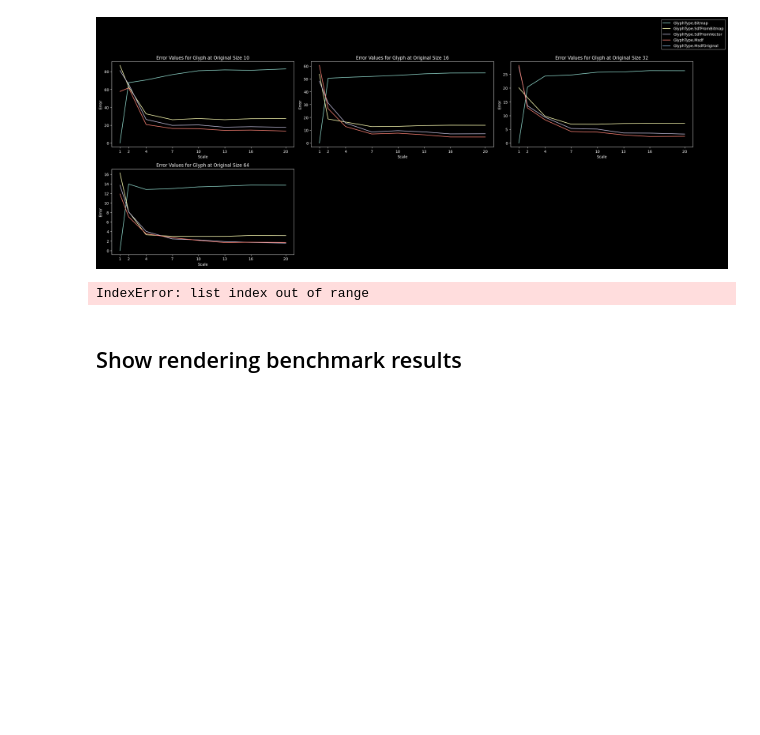
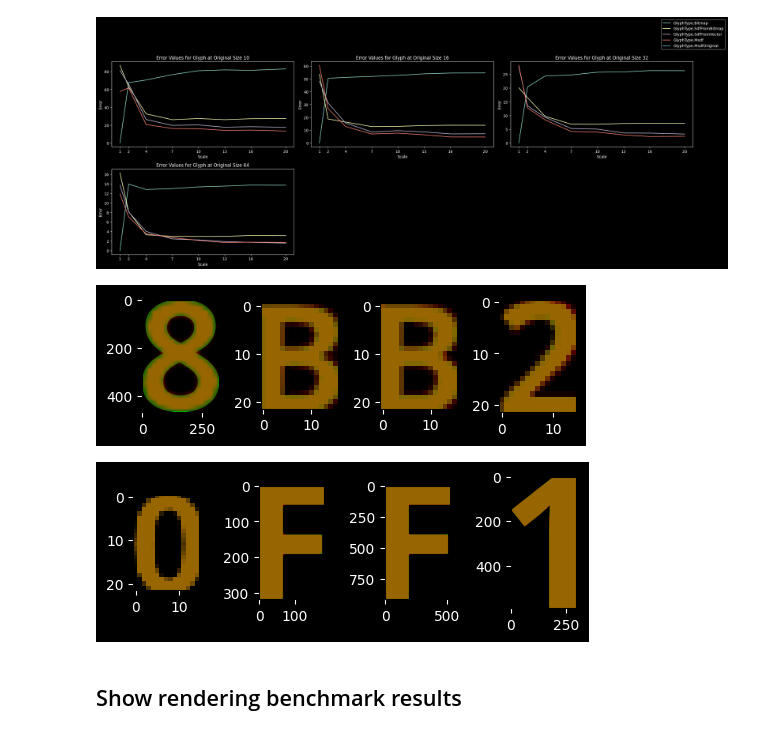
Before and after one commit to MihaelGolob/bgfx-sdf, a Jupyter notebook: benchmark/GlyphErrorAnalysis.ipynb, the cells around one changed output. Cells and saved outputs as stored; diff of their text form; code cells hidden in the pictures; blank space fills up the shorter version.

Commit message:
FIX: wors/best performing glyph error

```diff
--- a/benchmark/GlyphErrorAnalysis.ipynb
+++ b/benchmark/GlyphErrorAnalysis.ipynb
@@ -415,6 +415,8 @@ def showGlyphDiff(glyphs):
         ax.spines['top'].set_color(background_color)
         ax.spines['right'].set_color(background_color)
         ax.spines['left'].set_color(background_color)
+        ax.set_xticks([])
+        ax.set_yticks([])
 
     for i, glyph in enumerate(glyphs):
         (glyph_img, truth_img) = setupGlyphsForDiff(glyph.img.copy(), findTruthForGlyph(glyph).img.copy())
@@ -427,23 +429,30 @@ def showGlyphDiff(glyphs):
 # %%
 # find the worst performing glyph from every type
 worst_glyphs = []
 for glyph_type in GlyphType:
     if glyph_type == GlyphType.Original:
         continue
-    worst_glyphs.append(sorted(getGlyphsByFilter(lambda g: g.glyph_type == glyph_type), key=lambda x: x.error, reverse=True)[0])
+    temp = sorted(getGlyphsByFilter(lambda g: g.glyph_type == glyph_type and g.original_size > 16), key=lambda x: x.error, reverse=True)
+    if len(temp) == 0:
+        continue
+    worst_glyphs.append(temp[0])
 
 showGlyphDiff(worst_glyphs)
 
 # find the best performing glyph from every type
 best_glyphs = []
 for glyph_type in GlyphType:
     if glyph_type == GlyphType.Original:
         continue
-    best_glyphs.append(sorted(getGlyphsByFilter(lambda g: g.glyph_type == glyph_type), key=lambda x: x.error)[0])
+    temp = sorted(getGlyphsByFilter(lambda g: g.glyph_type == glyph_type and g.original_size > 16), key=lambda x: x.error)
+    if len(temp) == 0:
+        continue
+    best_glyphs.append(temp[0])
 
 showGlyphDiff(best_glyphs)
 # %% [output]
-IndexError: list index out of range
+[figure, added]
+[figure, added]
 # %% [markdown]
 ## Show rendering benchmark results
 # %%
```
Also changed, not shown: parts of 1 cell of this notebook.
